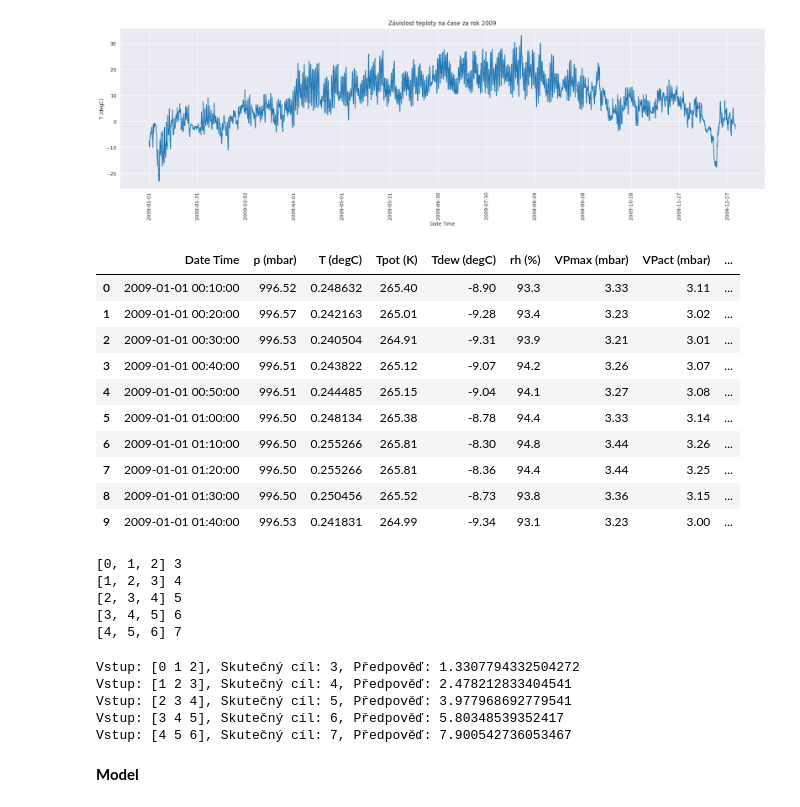
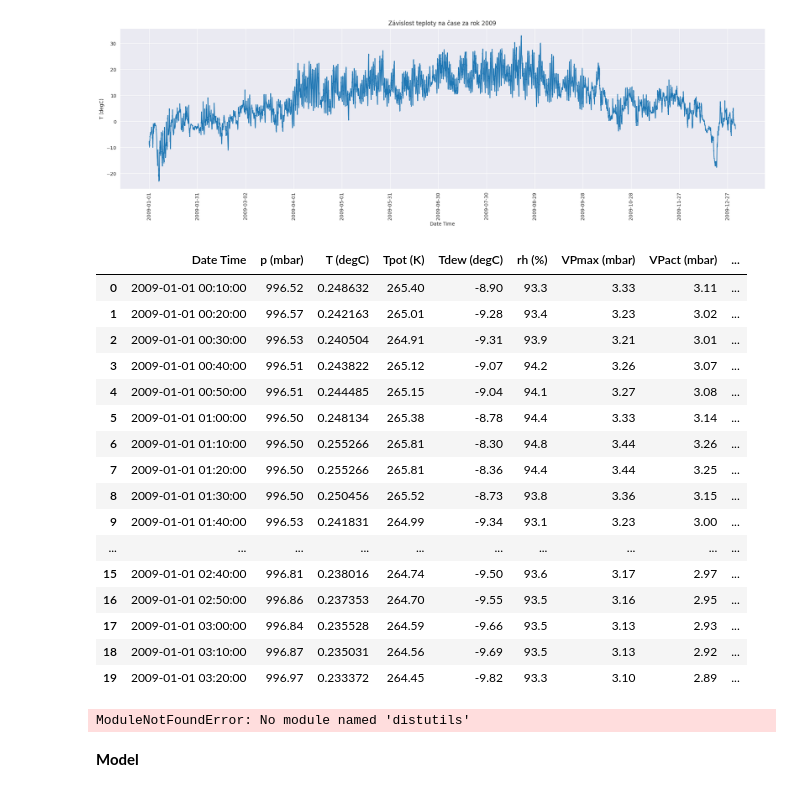
Before and after one commit to OK2JKZ/Temperature_forecasting, a Jupyter notebook: Temperature_forecasting.ipynb, the cells around one changed output. Cells and saved outputs as stored; diff of their text form; code cells hidden in the pictures.

```diff
--- a/Temperature_forecasting.ipynb
+++ b/Temperature_forecasting.ipynb
@@ -155,10 +158,10 @@ colors = [
 for i in range(len(titles)):
 
     if i<= 6:
-        axs[i,0].set_title(f'{titles[i]} vs Time');
+        axs[i,0].set_title(f'{titles[i]} vs Time')
         axs[i,0].plot(range(len(df[all_cols[0]])), df[all_cols[i+1]],c = colors[i])
     if i > 6:
-        axs[i-7,1].set_title(f'{titles[i]} vs Time');
+        axs[i-7,1].set_title(f'{titles[i]} vs Time')
         axs[i-7,1].plot(range(len(df[all_cols[0]])), df[all_cols[i+1]],c = colors[i])
 
 
@@ -170,12 +173,14 @@ fig, ax = plt.subplots(3,1, figsize = (26,26))
 # Convert 'Date Time' column to datetime objects
 df['Date Time'] = pd.to_datetime(df['Date Time'], format='%d.%m.%Y %H:%M:%S')
 
+
+
 # Extract relevant features from datetime
-# df['Day'] = df['Date Time'].dt.day
-# df['Month'] = df['Date Time'].dt.month
-# df['Year'] = df['Date Time'].dt.year
-# df['Hour'] = df['Date Time'].dt.hour
-# df['Minute'] = df['Date Time'].dt.minute
+df['Day'] = df['Date Time'].dt.day
+df['Month'] = df['Date Time'].dt.month
+df['Year'] = df['Date Time'].dt.year
+df['Hour'] = df['Date Time'].dt.hour
+df['Minute'] = df['Date Time'].dt.minute
 
 df_corr = df.corr()
 ax[0].set_title('Correlation - Matrix')
@@ -290,22 +295,28 @@ plt.show()
 # %%
 # Normalizace sloupce 'T (degC)'
 df['T (degC)'] = (df['T (degC)'] - df['T (degC)'].min()) / (df['T (degC)'].max() - df['T (degC)'].min())
-df.head(10)
+df.head(20)
 # %% [output]
 |  | Date Time | p (mbar) | T (degC) | Tpot (K) | Tdew (degC) | rh (%) | VPmax (mbar) | VPact (mbar) | ... |
 | 0 | 2009-01-01 00:10:00 | 996.52 | 0.248632 | 265.40 | -8.90 | 93.3 | 3.33 | 3.11 | ... |
 | 1 | 2009-01-01 00:20:00 | 996.57 | 0.242163 | 265.01 | -9.28 | 93.4 | 3.23 | 3.02 | ... |
 | 2 | 2009-01-01 00:30:00 | 996.53 | 0.240504 | 264.91 | -9.31 | 93.9 | 3.21 | 3.01 | ... |
 | 3 | 2009-01-01 00:40:00 | 996.51 | 0.243822 | 265.12 | -9.07 | 94.2 | 3.26 | 3.07 | ... |
 | 4 | 2009-01-01 00:50:00 | 996.51 | 0.244485 | 265.15 | -9.04 | 94.1 | 3.27 | 3.08 | ... |
 | 5 | 2009-01-01 01:00:00 | 996.50 | 0.248134 | 265.38 | -8.78 | 94.4 | 3.33 | 3.14 | ... |
 | 6 | 2009-01-01 01:10:00 | 996.50 | 0.255266 | 265.81 | -8.30 | 94.8 | 3.44 | 3.26 | ... |
 | 7 | 2009-01-01 01:20:00 | 996.50 | 0.255266 | 265.81 | -8.36 | 94.4 | 3.44 | 3.25 | ... |
 | 8 | 2009-01-01 01:30:00 | 996.50 | 0.250456 | 265.52 | -8.73 | 93.8 | 3.36 | 3.15 | ... |
 | 9 | 2009-01-01 01:40:00 | 996.53 | 0.241831 | 264.99 | -9.34 | 93.1 | 3.23 | 3.00 | ... |
+| ... | ... | ... | ... | ... | ... | ... | ... | ... | ... |
+| 15 | 2009-01-01 02:40:00 | 996.81 | 0.238016 | 264.74 | -9.50 | 93.6 | 3.17 | 2.97 | ... |
+| 16 | 2009-01-01 02:50:00 | 996.86 | 0.237353 | 264.70 | -9.55 | 93.5 | 3.16 | 2.95 | ... |
+| 17 | 2009-01-01 03:00:00 | 996.84 | 0.235528 | 264.59 | -9.66 | 93.5 | 3.13 | 2.93 | ... |
+| 18 | 2009-01-01 03:10:00 | 996.87 | 0.235031 | 264.56 | -9.69 | 93.5 | 3.13 | 2.92 | ... |
+| 19 | 2009-01-01 03:20:00 | 996.97 | 0.233372 | 264.45 | -9.82 | 93.3 | 3.10 | 2.89 | ... |
 # %%
 from tensorflow import keras
-from tensorflow.keras import layers
+from tensorflow.keras import layers # type: ignore
 
 # Vytvoření sekvence čísel
 int_sequence = np.arange(10)
@@ -354,16 +365,7 @@ predictions = model.predict(X, verbose=0)
 for i in range(len(X)):
     print(f"Vstup: {X[i].flatten()}, Skutečný cíl: {y[i]}, Předpověď: {predictions[i][0]}")
 # %% [output]
-[0, 1, 2] 3
-[1, 2, 3] 4
-[2, 3, 4] 5
-[3, 4, 5] 6
-[4, 5, 6] 7
+ModuleNotFoundError: No module named 'distutils'
-Vstup: [0 1 2], Skutečný cíl: 3, Předpověď: 1.3307794332504272
-Vstup: [1 2 3], Skutečný cíl: 4, Předpověď: 2.478212833404541
-Vstup: [2 3 4], Skutečný cíl: 5, Předpověď: 3.977968692779541
-Vstup: [3 4 5], Skutečný cíl: 6, Předpověď: 5.80348539352417
-Vstup: [4 5 6], Skutečný cíl: 7, Předpověď: 7.900542736053467
 # %% [markdown]
 **Model**
 # %% [markdown]
```
Also changed, not shown: parts of 11 cells of this notebook.
